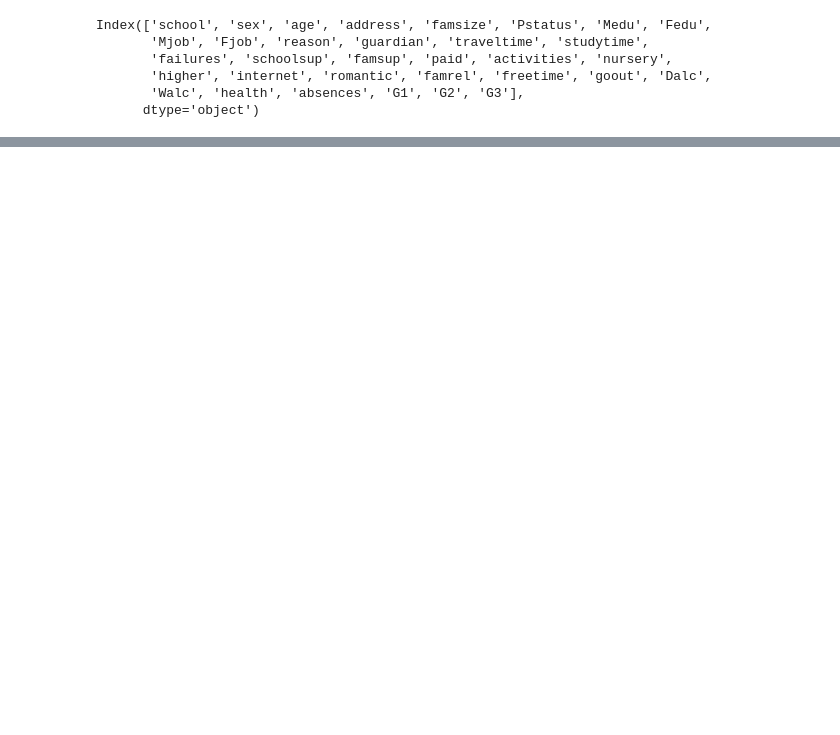
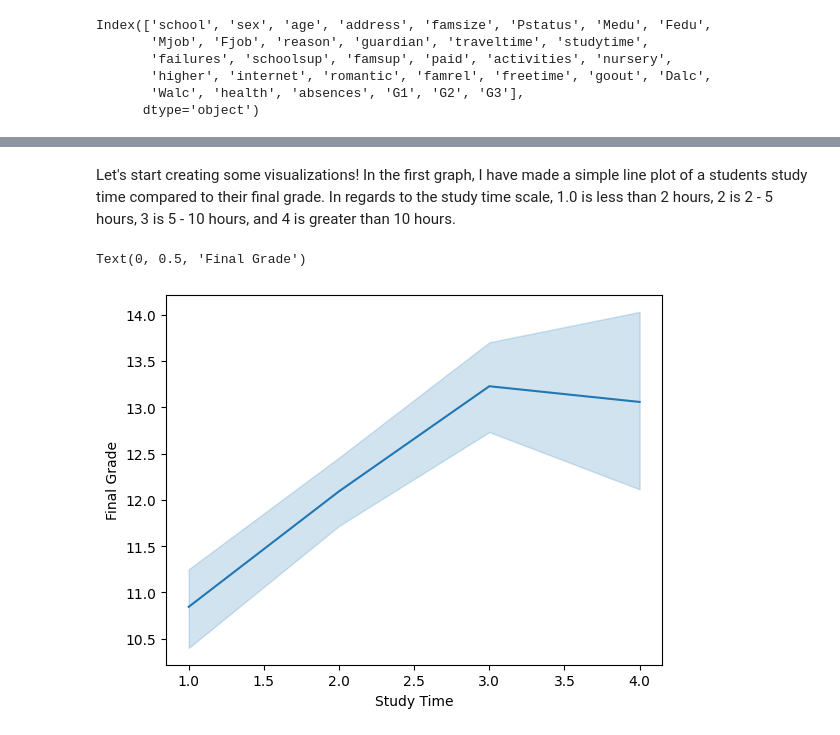
Before and after one commit to zhutchens/educational-analysis, a Jupyter notebook: education.ipynb, the cells around one changed output, grey strips where cells are left out. Drawn from its saved outputs; the diff is of its cells as text; code cells hidden in the pictures; blank space fills up the shorter version.

```diff
--- a/education.ipynb
+++ b/education.ipynb
@@ -57,0 +70,9 @@ dataframe.plot(x='studytime',
+# %% [markdown]
+Let's start creating some visualizations! In the first graph, I have made a simple line plot of a students study time compared to their final grade. In regards to the study time scale, 1.0 is less than 2 hours, 2 is 2 - 5 hours, 3 is 5 - 10 hours, and 4 is greater than 10 hours.
+# %%
+ax = sb.lineplot(data = dataframe, x = 'studytime', y = 'G3')
+ax.set_xlabel('Study Time')
+ax.set_ylabel('Final Grade')
+# %% [output]
+Text(0, 0.5, 'Final Grade')
+[figure, added]
```
Also changed, not shown: parts of 14 cells of this notebook.
